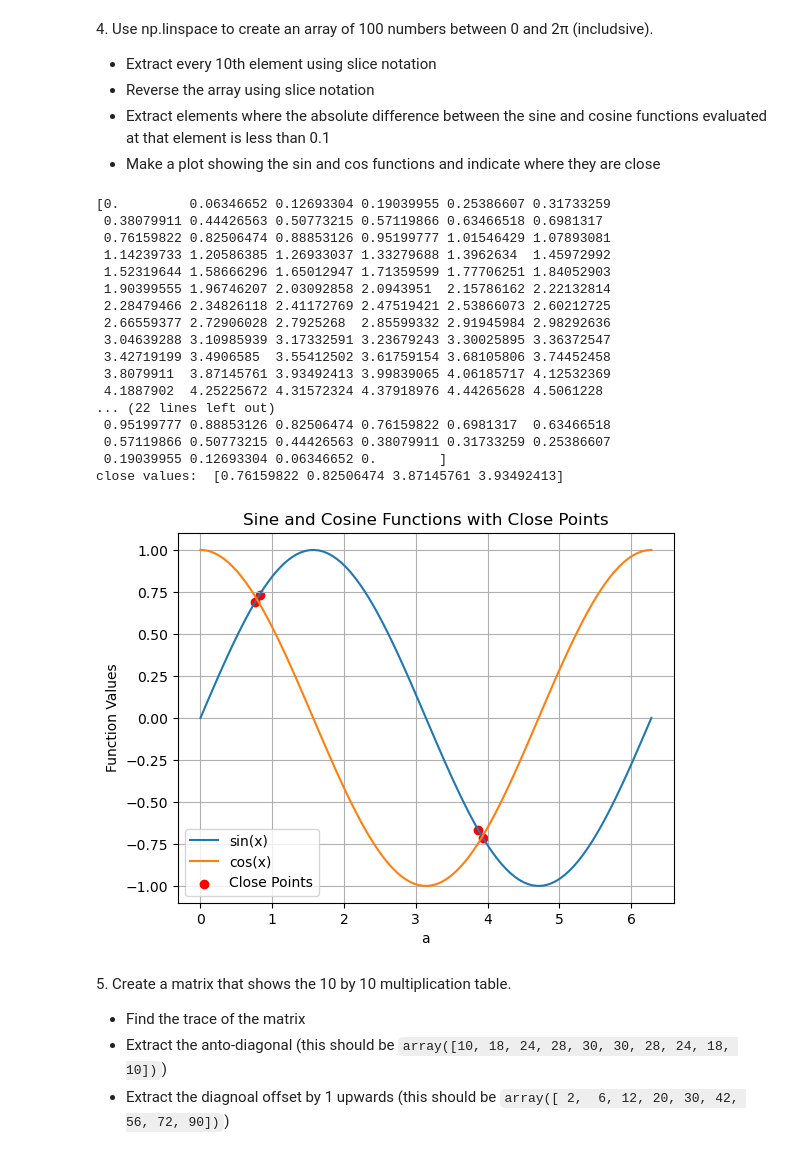
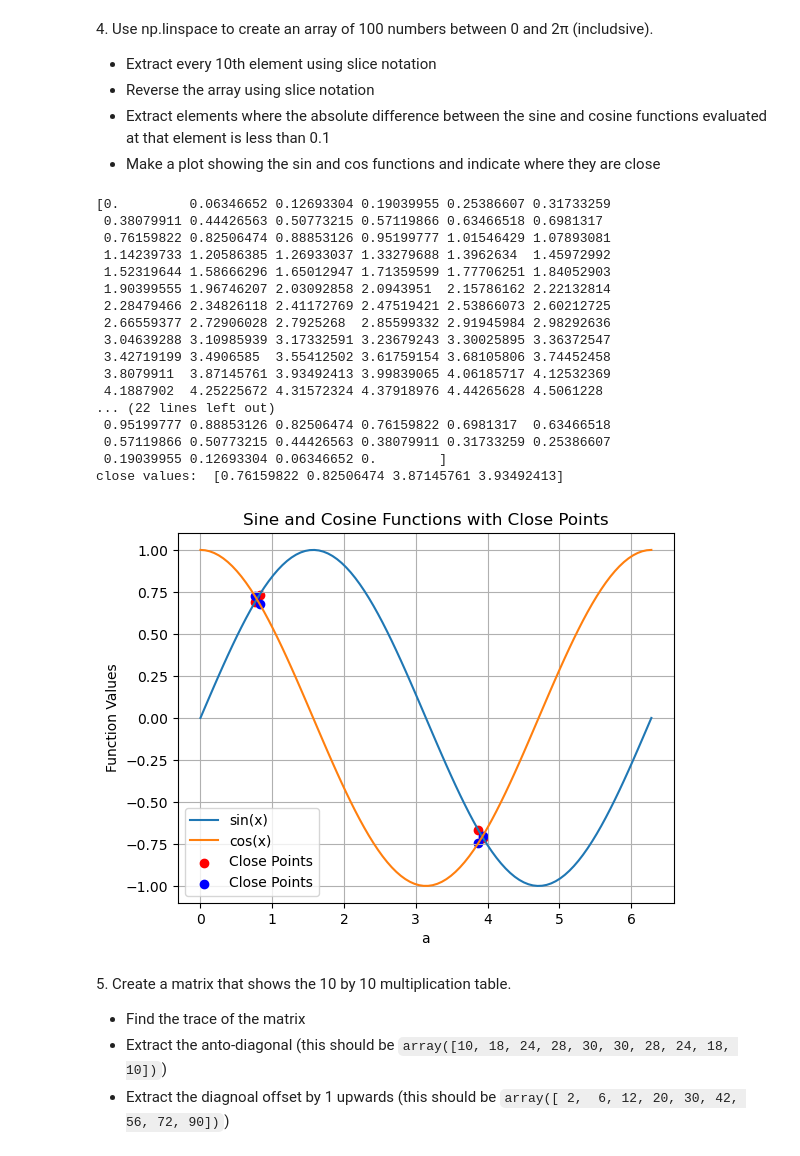
Before and after one commit to EugeniaBoccanera/LaboratoryOfComputationalPhysics_Y6, a Jupyter notebook: 04ex_Numpy.ipynb, the cells around one changed output. Cells and saved outputs as stored; diff of their text form; code cells hidden in the pictures.

```diff
--- a/04ex_Numpy.ipynb
+++ b/04ex_Numpy.ipynb
@@ -125,34 +125,35 @@ close_indices= np.where(np.abs(sin - cos ) < 0.1)
 close_a_values= a[close_indices]
 print ("close values: ", close_a_values)
 #
 plt.plot(a, sin, label='sin(x)')
 plt.plot(a, cos, label='cos(x)')
 plt.scatter(close_a_values, np.sin(close_a_values), c='red', label='Close Points')
+plt.scatter(close_a_values, np.cos(close_a_values), c='blue', label='Close Points')
 plt.xlabel('a')
 plt.ylabel('Function Values')
 plt.legend()
 plt.title('Sine and Cosine Functions with Close Points')
 plt.grid(True)
 plt.show()
 # %% [output]
 [0.         0.06346652 0.12693304 0.19039955 0.25386607 0.31733259
  0.38079911 0.44426563 0.50773215 0.57119866 0.63466518 0.6981317
  0.76159822 0.82506474 0.88853126 0.95199777 1.01546429 1.07893081
  1.14239733 1.20586385 1.26933037 1.33279688 1.3962634  1.45972992
  1.52319644 1.58666296 1.65012947 1.71359599 1.77706251 1.84052903
  1.90399555 1.96746207 2.03092858 2.0943951  2.15786162 2.22132814
  2.28479466 2.34826118 2.41172769 2.47519421 2.53866073 2.60212725
  2.66559377 2.72906028 2.7925268  2.85599332 2.91945984 2.98292636
  3.04639288 3.10985939 3.17332591 3.23679243 3.30025895 3.36372547
  3.42719199 3.4906585  3.55412502 3.61759154 3.68105806 3.74452458
  3.8079911  3.87145761 3.93492413 3.99839065 4.06185717 4.12532369
  4.1887902  4.25225672 4.31572324 4.37918976 4.44265628 4.5061228
 ... (22 lines left out)
  0.95199777 0.88853126 0.82506474 0.76159822 0.6981317  0.63466518
  0.57119866 0.50773215 0.44426563 0.38079911 0.31733259 0.25386607
  0.19039955 0.12693304 0.06346652 0.        ]
 close values:  [0.76159822 0.82506474 3.87145761 3.93492413]
-[figure, old version]
+[figure, new version]
 # %% [markdown]
 5\. Create a matrix that shows the 10 by 10 multiplication table.
 
```
Also changed, not shown: parts of 5 cells of this notebook.
